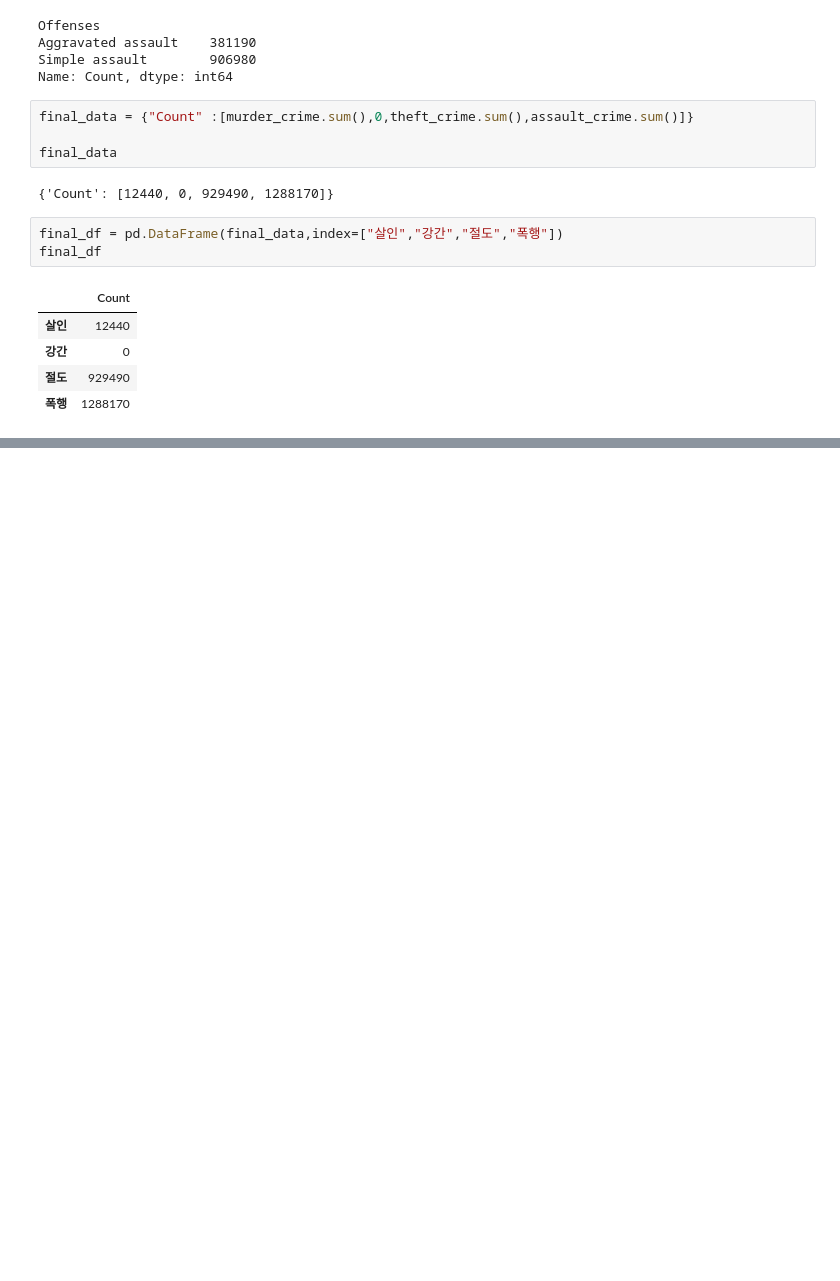
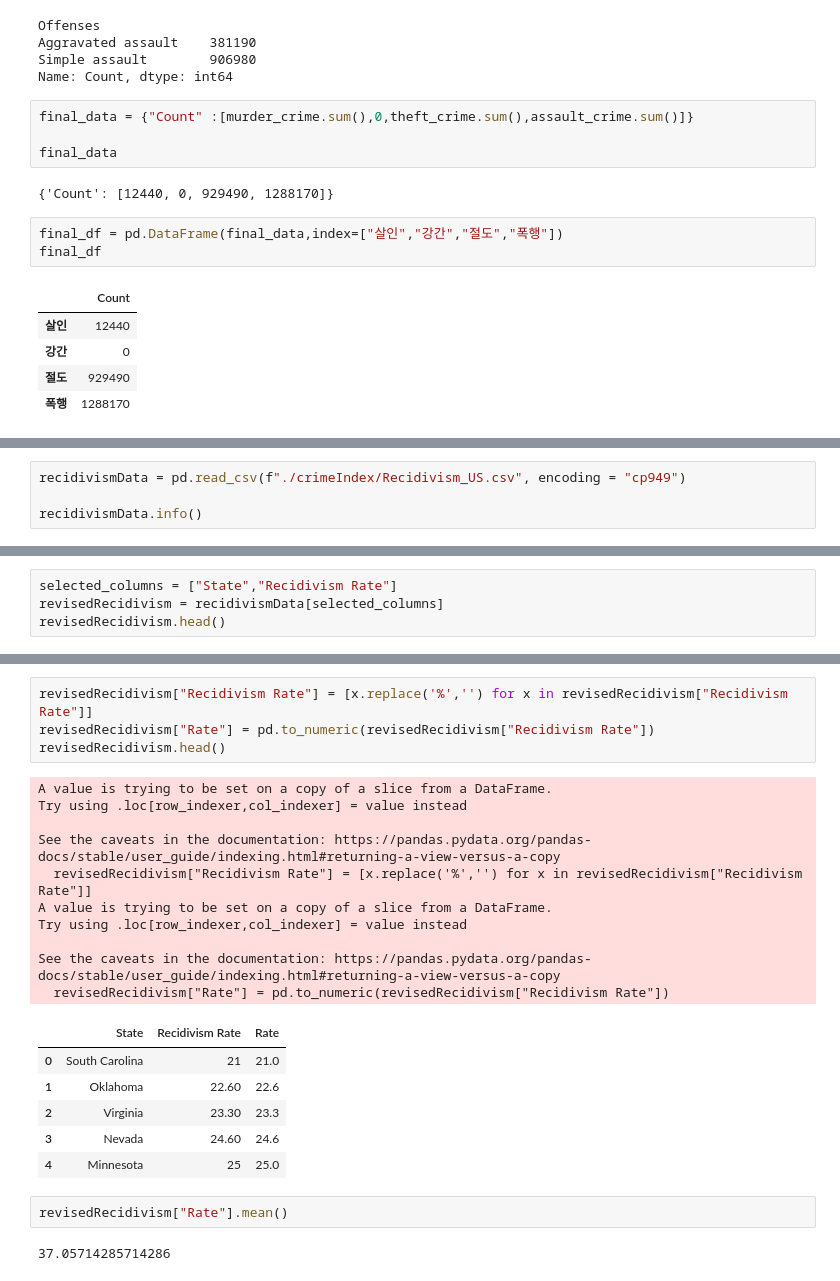
Before and after one commit to nickMingi/CrimeRateByCountry2024, a Jupyter notebook: CrimeCountPreProcessing.ipynb, the cells around one changed output, grey strips where cells are left out. Drawn from its saved outputs; the diff is of its cells as text; blank space fills up the shorter version.

```diff
--- a/CrimeCountPreProcessing.ipynb
+++ b/CrimeCountPreProcessing.ipynb
@@ -140,0 +354,4 @@ final_df
+# %%
+recidivismData = pd.read_csv(f"./crimeIndex/Recidivism_US.csv", encoding = "cp949")
+
+recidivismData.info()
@@ -140,0 +371,4 @@ final_df
+# %%
+selected_columns = ["State","Recidivism Rate"]
+revisedRecidivism = recidivismData[selected_columns]
+revisedRecidivism.head()
@@ -140,0 +382,25 @@ final_df
+# %%
+revisedRecidivism["Recidivism Rate"] = [x.replace('%','') for x in revisedRecidivism["Recidivism Rate"]]
+revisedRecidivism["Rate"] = pd.to_numeric(revisedRecidivism["Recidivism Rate"])
+revisedRecidivism.head()
+# %% [output]
+A value is trying to be set on a copy of a slice from a DataFrame.
+Try using .loc[row_indexer,col_indexer] = value instead
+
+See the caveats in the documentation: https://pandas.pydata.org/pandas-docs/stable/user_guide/indexing.html#returning-a-view-versus-a-copy
+  revisedRecidivism["Recidivism Rate"] = [x.replace('%','') for x in revisedRecidivism["Recidivism Rate"]]
+A value is trying to be set on a copy of a slice from a DataFrame.
+Try using .loc[row_indexer,col_indexer] = value instead
+
+See the caveats in the documentation: https://pandas.pydata.org/pandas-docs/stable/user_guide/indexing.html#returning-a-view-versus-a-copy
+  revisedRecidivism["Rate"] = pd.to_numeric(revisedRecidivism["Recidivism Rate"])
+|  | State | Recidivism Rate | Rate |
+| 0 | South Carolina | 21 | 21.0 |
+| 1 | Oklahoma | 22.60 | 22.6 |
+| 2 | Virginia | 23.30 | 23.3 |
+| 3 | Nevada | 24.60 | 24.6 |
+| 4 | Minnesota | 25 | 25.0 |
+# %%
+revisedRecidivism["Rate"].mean()
+# %% [output]
+37.05714285714286
```
Also changed, not shown: parts of 23 cells of this notebook.
